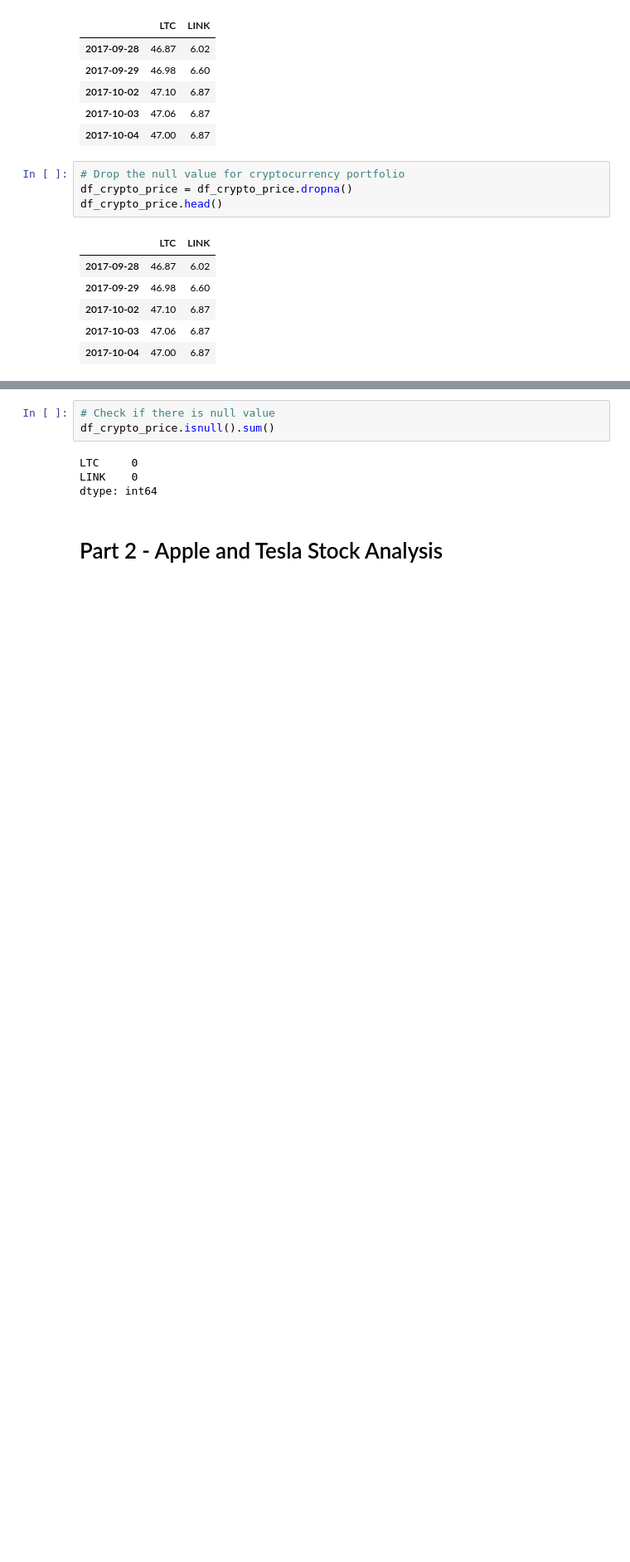
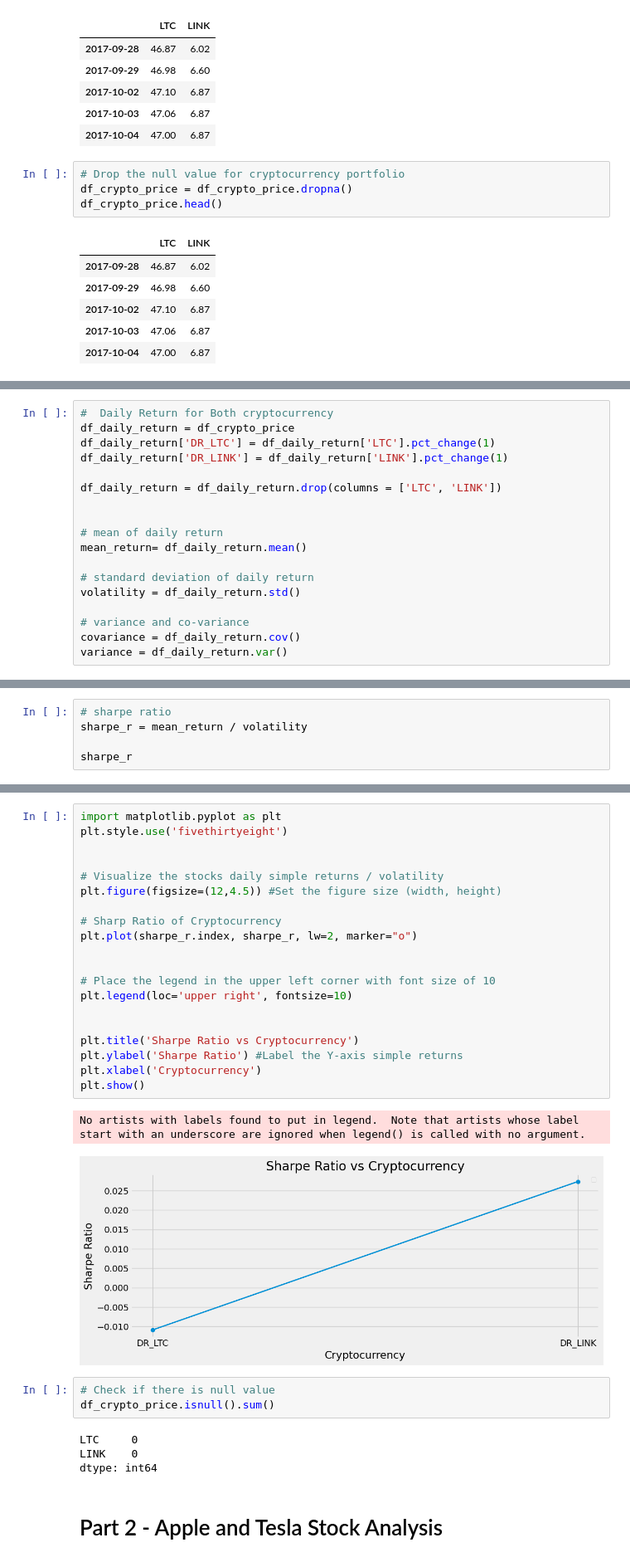
Before and after one commit to akane2518/Crypto-Tickers-Project-1, a Jupyter notebook: Crypto-Tickers-Project-1B.ipynb, the cells around one changed output, grey strips where cells are left out. Shown: that part at 83% size. Cells and saved outputs as stored; diff of their text form; blank space fills up the shorter version.

```diff
--- a/Crypto-Tickers-Project-1B.ipynb
+++ b/Crypto-Tickers-Project-1B.ipynb
@@ -225,0 +251,18 @@ df_crypto_price.head()
+# %%
+#  Daily Return for Both cryptocurrency
+df_daily_return = df_crypto_price
+df_daily_return['DR_LTC'] = df_daily_return['LTC'].pct_change(1)
+df_daily_return['DR_LINK'] = df_daily_return['LINK'].pct_change(1)
+
+df_daily_return = df_daily_return.drop(columns = ['LTC', 'LINK'])
+
+
+# mean of daily return
+mean_return= df_daily_return.mean()
+
+# standard deviation of daily return
+volatility = df_daily_return.std()
+
+# variance and co-variance
+covariance = df_daily_return.cov()
+variance = df_daily_return.var()
@@ -225,0 +287,5 @@ df_crypto_price.head()
+# %%
+# sharpe ratio
+sharpe_r = mean_return / volatility
+
+sharpe_r
@@ -226,3 +309,26 @@ df_crypto_price.head()
+# %%
+import matplotlib.pyplot as plt
+plt.style.use('fivethirtyeight')
+
+
+# Visualize the stocks daily simple returns / volatility
+plt.figure(figsize=(12,4.5)) #Set the figure size (width, height)
+
+# Sharp Ratio of Cryptocurrency
+plt.plot(sharpe_r.index, sharpe_r, lw=2, marker="o")
+
+
+# Place the legend in the upper left corner with font size of 10
+plt.legend(loc='upper right', fontsize=10)
+
+
+plt.title('Sharpe Ratio vs Cryptocurrency')
+plt.ylabel('Sharpe Ratio') #Label the Y-axis simple returns
+plt.xlabel('Cryptocurrency')
+plt.show()
+# %% [output]
+No artists with labels found to put in legend.  Note that artists whose label start with an underscore are ignored when legend() is called with no argument.
+[figure, added]
 # %%
 # Check if there is null value
 df_crypto_price.isnull().sum()
```
Also changed, not shown: parts of 12 cells of this notebook.
